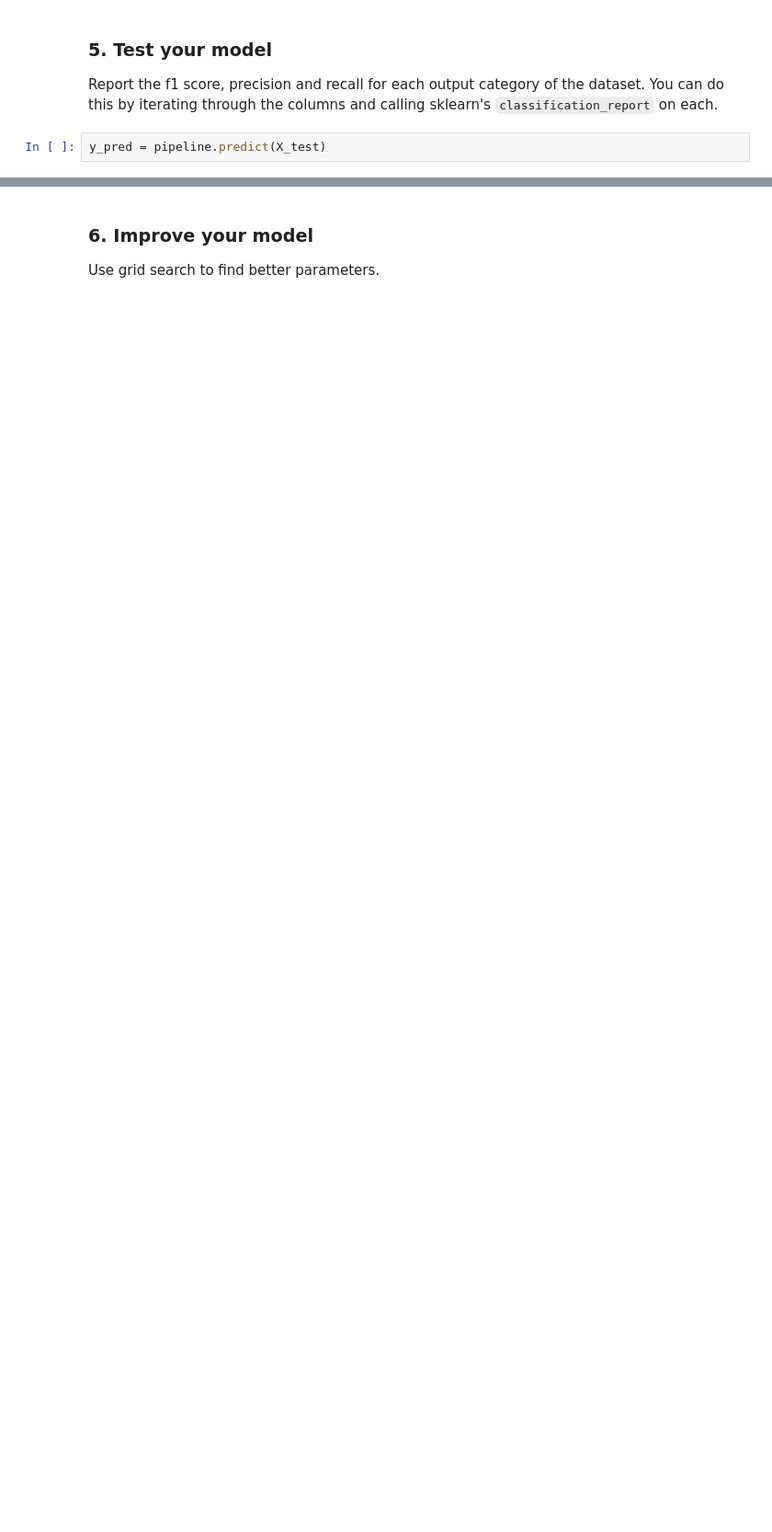
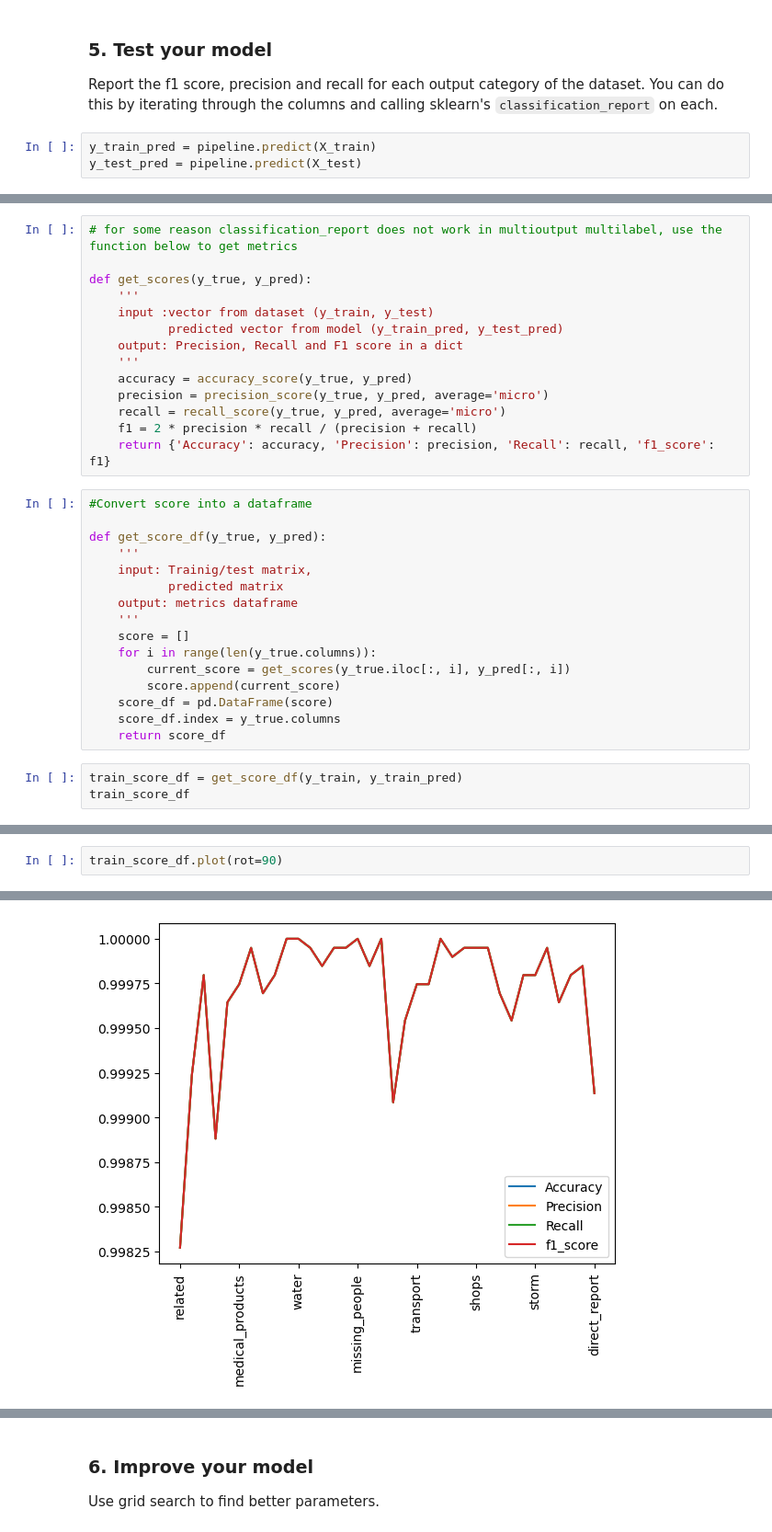
Before and after one commit to michael3770/Udacity-Data-Science-Nanodegree-Projects, a Jupyter notebook: Disaster Response/Preparation/ML Pipeline Preparation.ipynb, the cells around one changed output, grey strips where cells are left out. Shown at 92% size. Drawn from its saved outputs; the diff is of its cells as text; blank space fills up the shorter version.

Commit message:
finishing ml pipeline prep

```diff
--- a/Disaster Response/Preparation/ML Pipeline Preparation.ipynb
+++ b/Disaster Response/Preparation/ML Pipeline Preparation.ipynb
@@ -131,4 +137,5 @@ Pipeline(steps=[('vert',
 ### 5. Test your model
 Report the f1 score, precision and recall for each output category of the dataset. You can do this by iterating through the columns and calling sklearn's `classification_report` on each.
 # %%
-y_pred = pipeline.predict(X_test)
+y_train_pred = pipeline.predict(X_train)
+y_test_pred = pipeline.predict(X_test)
@@ -139,0 +142,33 @@ array([1, 0, 0, 0, 0, 0, 0, 0, 0, 0, 0, 0, 0, 0, 0, 0, 0, 0, 0, 0, 0, 0,
+# %%
+# for some reason classification_report does not work in multioutput multilabel, use the function below to get metrics
+
+def get_scores(y_true, y_pred):
+    '''
+    input :vector from dataset (y_train, y_test)
+           predicted vector from model (y_train_pred, y_test_pred)
+    output: Precision, Recall and F1 score in a dict
+    '''
+    accuracy = accuracy_score(y_true, y_pred)
+    precision = precision_score(y_true, y_pred, average='micro')
+    recall = recall_score(y_true, y_pred, average='micro')
+    f1 = 2 * precision * recall / (precision + recall)
+    return {'Accuracy': accuracy, 'Precision': precision, 'Recall': recall, 'f1_score': f1}
+# %%
+#Convert score into a dataframe
+
+def get_score_df(y_true, y_pred):
+    '''
+    input: Trainig/test matrix,
+           predicted matrix
+    output: metrics dataframe
+    '''
+    score = []
+    for i in range(len(y_true.columns)):
+        current_score = get_scores(y_true.iloc[:, i], y_pred[:, i])
+        score.append(current_score)
+    score_df = pd.DataFrame(score)
+    score_df.index = y_true.columns
+    return score_df
+# %%
+train_score_df = get_score_df(y_train, y_train_pred)
+train_score_df
@@ -139,0 +193,3 @@ array([1, 0, 0, 0, 0, 0, 0, 0, 0, 0, 0, 0, 0, 0, 0, 0, 0, 0, 0, 0, 0, 0,
+# %%
+train_score_df.plot(rot=90)
+# %% [output]
@@ -139,0 +197 @@ array([1, 0, 0, 0, 0, 0, 0, 0, 0, 0, 0, 0, 0, 0, 0, 0, 0, 0, 0, 0, 0, 0,
+[figure, added]
```
Also changed, not shown: parts of 30 cells of this notebook, 1 other file.
